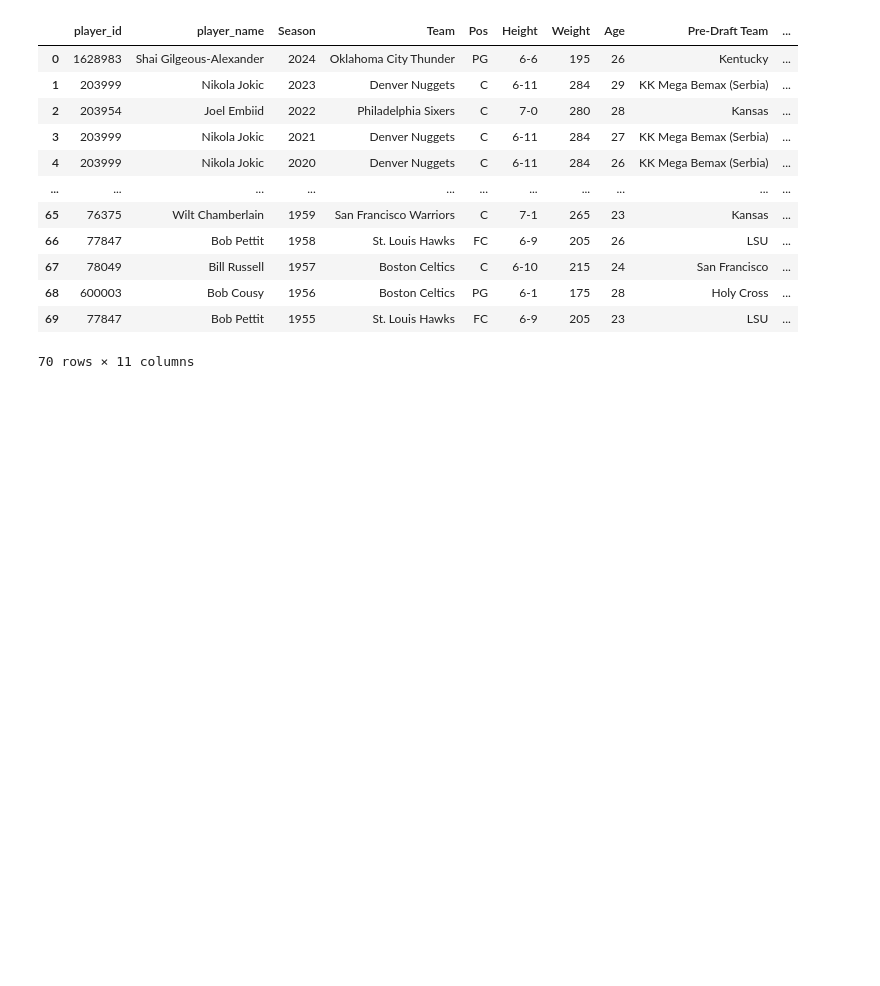
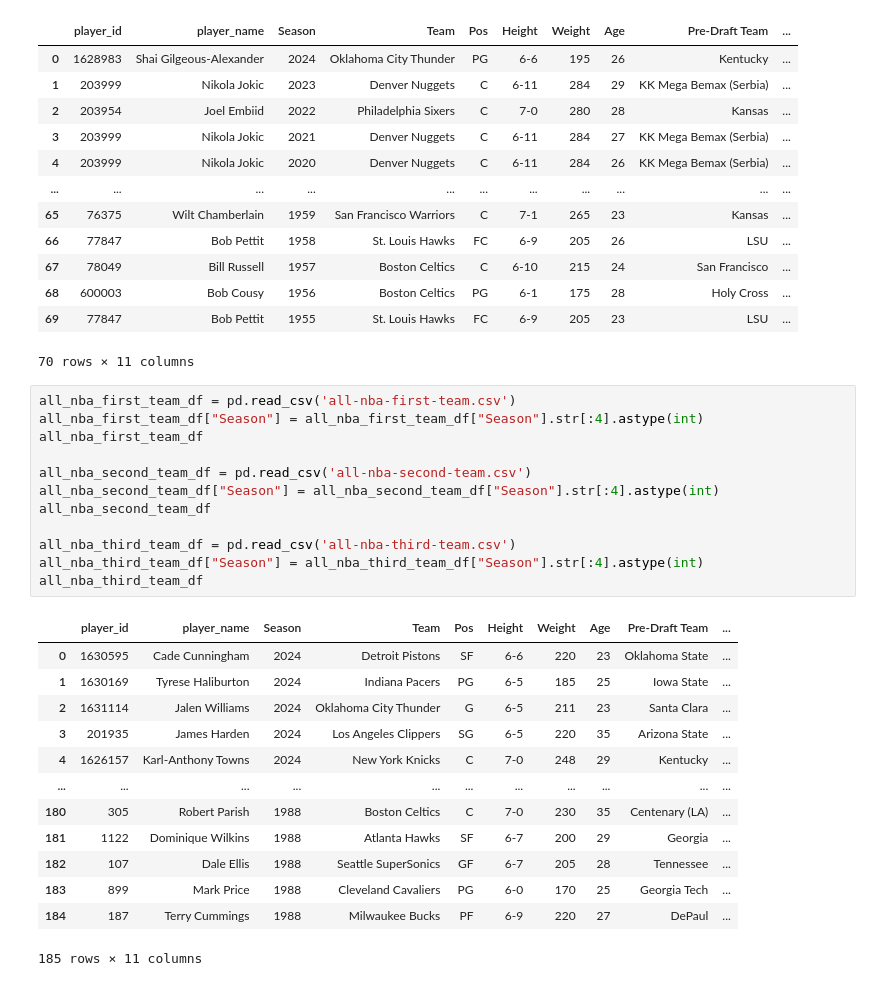
Before and after one commit to dejiandrew/nba-award-predictor, a Jupyter notebook: notebooks/create_features.ipynb, the cells around one changed output. Drawn from its saved outputs; the diff is of its cells as text; blank space fills up the shorter version.

```diff
--- a/notebooks/create_features.ipynb
+++ b/notebooks/create_features.ipynb
@@ -1125,6 +1125,32 @@ nba_mvp_df
 | 68 | 600003 | Bob Cousy | 1956 | Boston Celtics | PG | 6-1 | 175 | 28 | Holy Cross | ... |
 | 69 | 77847 | Bob Pettit | 1955 | St. Louis Hawks | FC | 6-9 | 205 | 23 | LSU | ... |
 70 rows × 11 columns
+# %%
+all_nba_first_team_df = pd.read_csv('all-nba-first-team.csv')
+all_nba_first_team_df["Season"] = all_nba_first_team_df["Season"].str[:4].astype(int)
+all_nba_first_team_df
+
+all_nba_second_team_df = pd.read_csv('all-nba-second-team.csv')
+all_nba_second_team_df["Season"] = all_nba_second_team_df["Season"].str[:4].astype(int)
+all_nba_second_team_df
+
+all_nba_third_team_df = pd.read_csv('all-nba-third-team.csv')
+all_nba_third_team_df["Season"] = all_nba_third_team_df["Season"].str[:4].astype(int)
+all_nba_third_team_df
+# %% [output]
+|  | player_id | player_name | Season | Team | Pos | Height | Weight | Age | Pre-Draft Team | ... |
+| 0 | 1630595 | Cade Cunningham | 2024 | Detroit Pistons | SF | 6-6 | 220 | 23 | Oklahoma State | ... |
+| 1 | 1630169 | Tyrese Haliburton | 2024 | Indiana Pacers | PG | 6-5 | 185 | 25 | Iowa State | ... |
+| 2 | 1631114 | Jalen Williams | 2024 | Oklahoma City Thunder | G | 6-5 | 211 | 23 | Santa Clara | ... |
+| 3 | 201935 | James Harden | 2024 | Los Angeles Clippers | SG | 6-5 | 220 | 35 | Arizona State | ... |
+| 4 | 1626157 | Karl-Anthony Towns | 2024 | New York Knicks | C | 7-0 | 248 | 29 | Kentucky | ... |
+| ... | ... | ... | ... | ... | ... | ... | ... | ... | ... | ... |
+| 180 | 305 | Robert Parish | 1988 | Boston Celtics | C | 7-0 | 230 | 35 | Centenary (LA) | ... |
+| 181 | 1122 | Dominique Wilkins | 1988 | Atlanta Hawks | SF | 6-7 | 200 | 29 | Georgia | ... |
+| 182 | 107 | Dale Ellis | 1988 | Seattle SuperSonics | GF | 6-7 | 205 | 28 | Tennessee | ... |
+| 183 | 899 | Mark Price | 1988 | Cleveland Cavaliers | PG | 6-0 | 170 | 25 | Georgia Tech | ... |
+| 184 | 187 | Terry Cummings | 1988 | Milwaukee Bucks | PF | 6-9 | 220 | 27 | DePaul | ... |
+185 rows × 11 columns
 # %%
 query = """
 
```
Also changed, not shown: parts of 1 cell of this notebook, 3 other files.
